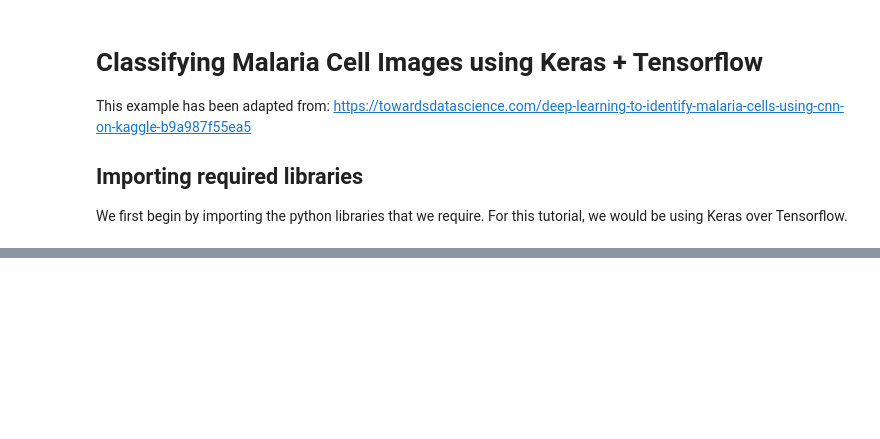
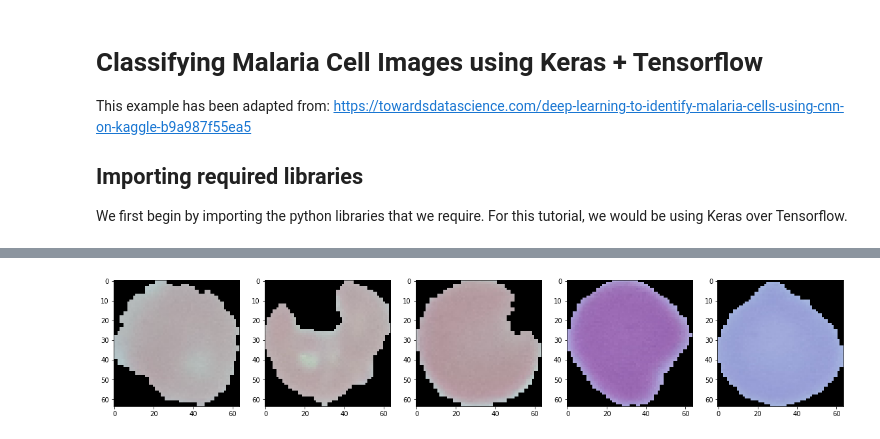
Before and after one commit to rajatjain1997/aima-docker, a Jupyter notebook: src/Deep Learning CNNs with Keras.ipynb, the cells around one changed output, grey strips where cells are left out. Drawn from its saved outputs; the diff is of its cells as text; code cells hidden in the pictures; blank space fills up the shorter version.

```diff
--- a/src/Deep Learning CNNs with Keras.ipynb
+++ b/src/Deep Learning CNNs with Keras.ipynb
@@ -25,0 +62,7 @@ ModuleNotFoundError: No module named 'PIL'
+# %%
+plt.figure(figsize = (20, 12))
+for index, image_index in enumerate(np.random.randint(len(uninfected_images), size = 5)):
+    plt.subplot(1, 5, index+1)
+    plt.imshow(dataset[len(parasitized_images) + image_index])
+# %% [output]
+[figure, added]
```
Also changed, not shown: parts of 9 cells of this notebook, 1 other file.
